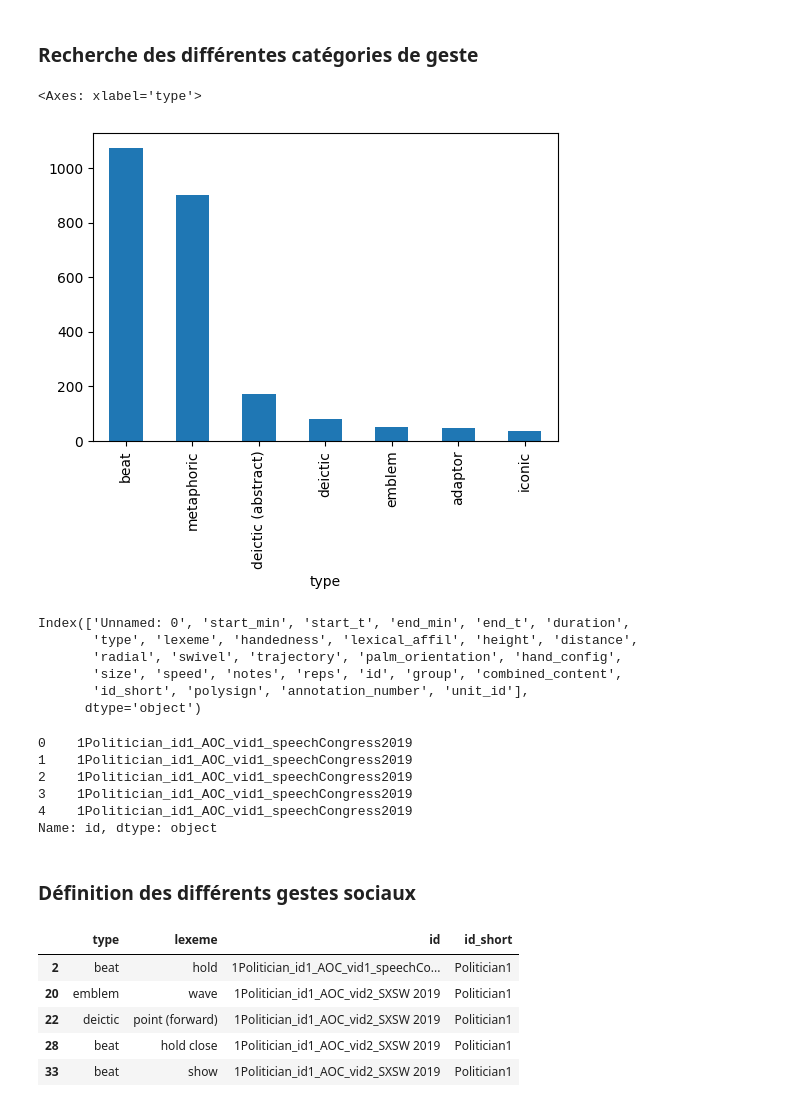
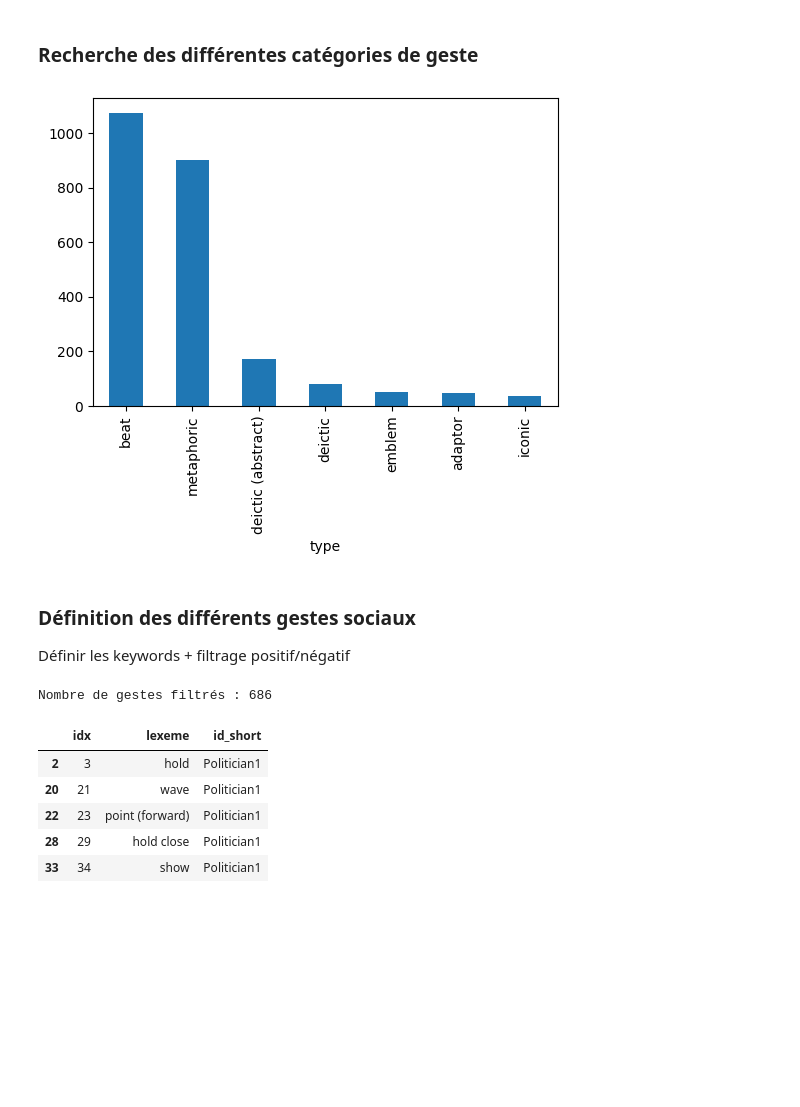
Before and after one commit to vpovse/social_gesture_learning, a Jupyter notebook: social_database.ipynb, the cells around one changed output. Saved outputs shown, nothing was run; the diff lists cells and outputs as text; code cells hidden in the pictures; blank space fills up the shorter version.

Commit message:
Notebook filtrage dataset GESRes et création dossiers pour chaque type de geste

```diff
--- a/social_database.ipynb
+++ b/social_database.ipynb
@@ -72,64 +73,40 @@ else:
 csv_path = "GESRes_dataset/GESRes_dataset.csv"
 df = pd.read_csv(csv_path)
 df['type'].value_counts().plot(kind='bar', figsize=(6,4))
+
+df["idx"] = df["Unnamed: 0"].astype(int)
 # %% [output]
-<Axes: xlabel='type'>
 [figure]
-# %%
-print(df.columns)
-df.id.head()
-# %% [output]
-Index(['Unnamed: 0', 'start_min', 'start_t', 'end_min', 'end_t', 'duration',
-       'type', 'lexeme', 'handedness', 'lexical_affil', 'height', 'distance',
-       'radial', 'swivel', 'trajectory', 'palm_orientation', 'hand_config',
-       'size', 'speed', 'notes', 'reps', 'id', 'group', 'combined_content',
-       'id_short', 'polysign', 'annotation_number', 'unit_id'],
-      dtype='object')
-0    1Politician_id1_AOC_vid1_speechCongress2019
-1    1Politician_id1_AOC_vid1_speechCongress2019
-2    1Politician_id1_AOC_vid1_speechCongress2019
-3    1Politician_id1_AOC_vid1_speechCongress2019
-4    1Politician_id1_AOC_vid1_speechCongress2019
-Name: id, dtype: object
 # %% [markdown]
 ### Définition des différents gestes sociaux
+
+Définir les keywords + filtrage positif/négatif
 # %%
 positive_keywords = [
-    # Gestes de pointage
     "point", "index", "finger", "deictic",
-
-    # Gestes de salutation
     "wave", "waving", "hello", "salut", "greet",
-
-    # Gestes de présentation / montrer
     "show", "present", "open hand", "palm", "hand flip",
-
-    # Gestes emblématiques utiles
     "stop", "come", "wait", "ok", "thumb",
-
-    # Orientation/forme de la main
-    "hand", "hold", "flip", "palm",
+    "hand", "hold", "flip",
 ]
 
-
-negative_keywords = [
-    "count", "rub", "touch", "ring", "ladder"
-]
+negative_keywords = ["count", "rub", "touch", "ring", "ladder"]
 
 # Filtrage positif
-pos = df[df['lexeme'].astype(str).str.contains("|".join(positive_keywords), case=False, na=False)]
+pos = df[df["lexeme"].astype(str).str.contains("|".join(positive_keywords), case=False, na=False)]
 
-# Filtrage négatif pour virer les gestes inutiles
-negative_keywords = ["count", "rub", "touch", "ring", "ladder"]
-mask_negative = pos['lexeme'].astype(str).str.contains("|".join(negative_keywords), case=False, na=False)
+# Filtrage négatif
+mask_negative = pos["lexeme"].astype(str).str.contains("|".join(negative_keywords), case=False, na=False)
 
-df_clean = pos[~mask_negative]
+df_clean = pos[~mask_negative].copy()
 
-df_clean[['type', 'lexeme', 'id', 'id_short']].head()
+print("Nombre de gestes filtrés :", len(df_clean))
+df_clean[["idx", "lexeme", "id_short"]].head()
 # %% [output]
+Nombre de gestes filtrés : 686
-|  | type | lexeme | id | id_short |
-| 2 | beat | hold | 1Politician_id1_AOC_vid1_speechCo... | Politician1 |
-| 20 | emblem | wave | 1Politician_id1_AOC_vid2_SXSW 2019 | Politician1 |
-| 22 | deictic | point (forward) | 1Politician_id1_AOC_vid2_SXSW 2019 | Politician1 |
-| 28 | beat | hold close | 1Politician_id1_AOC_vid2_SXSW 2019 | Politician1 |
-| 33 | beat | show | 1Politician_id1_AOC_vid2_SXSW 2019 | Politician1 |
+|  | idx | lexeme | id_short |
+| 2 | 3 | hold | Politician1 |
+| 20 | 21 | wave | Politician1 |
+| 22 | 23 | point (forward) | Politician1 |
+| 28 | 29 | hold close | Politician1 |
+| 33 | 34 | show | Politician1 |
```
Also changed, not shown: parts of 14 cells of this notebook, 1 other file.
